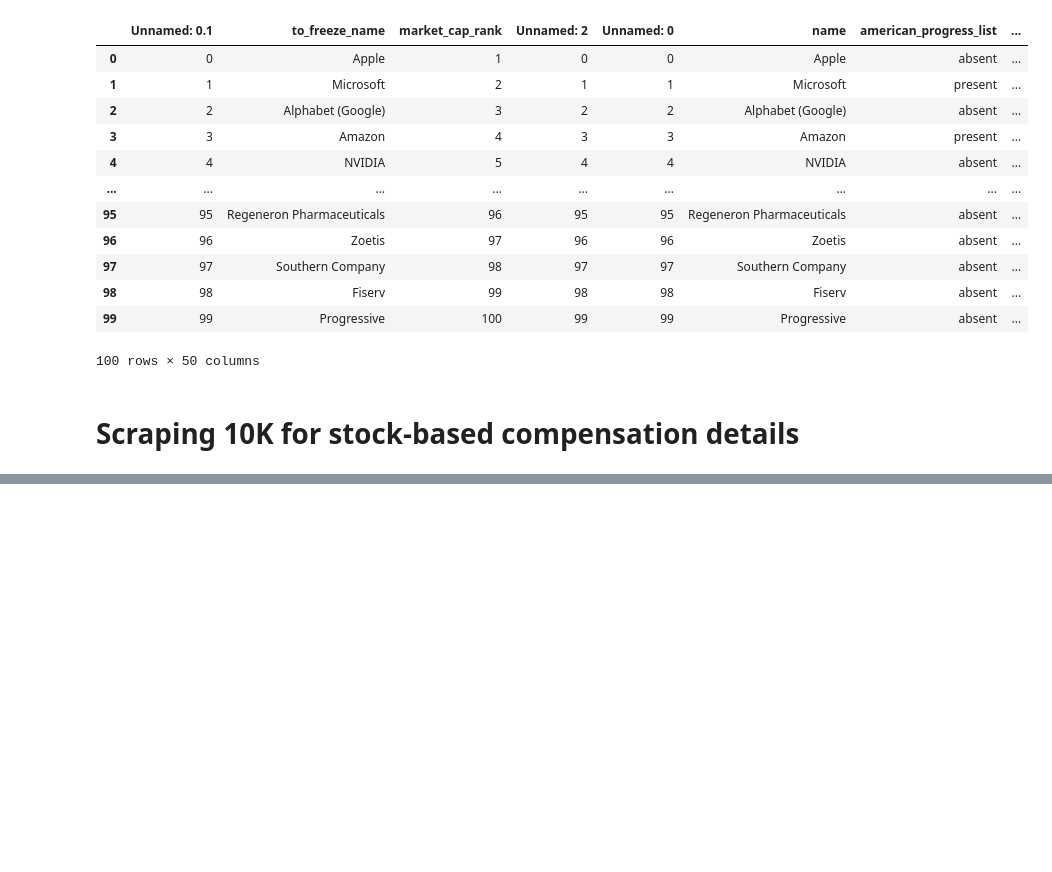
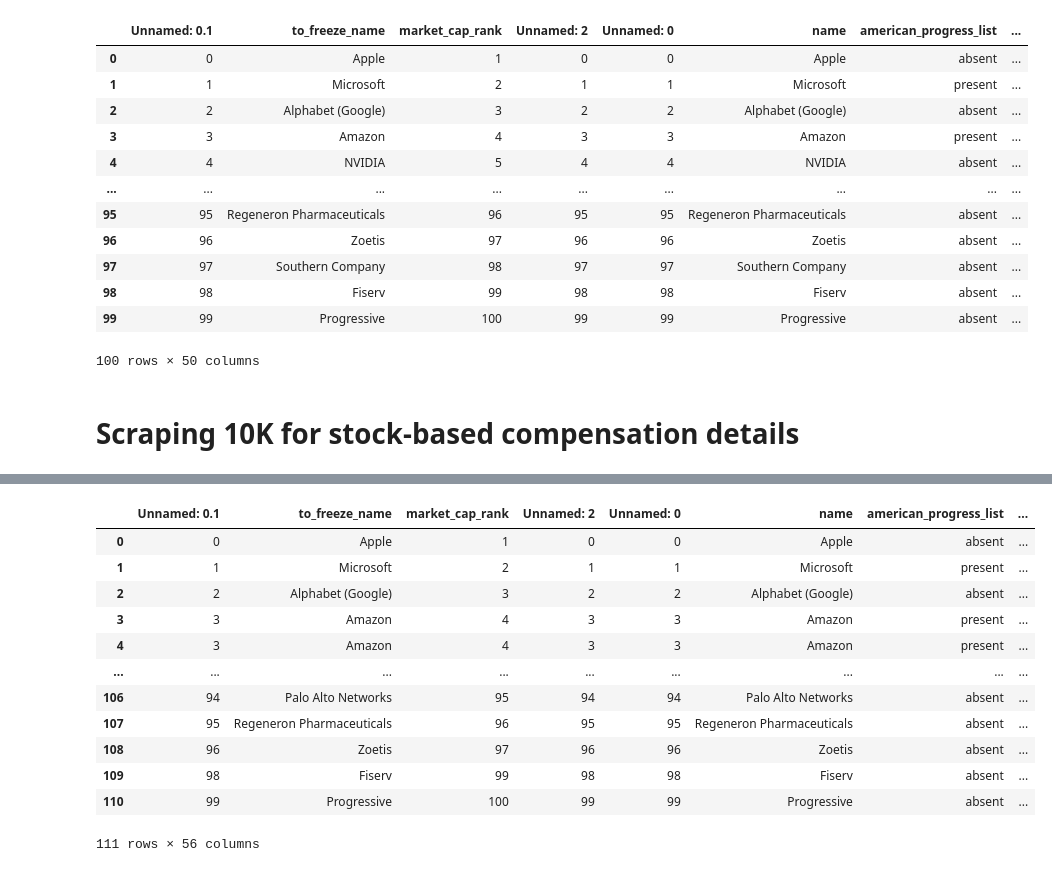
Before and after one commit to ivynyayieka/tech_sec, a Jupyter notebook: for_10_K_automate_stock_collection.ipynb, the cells around one changed output, grey strips where cells are left out. Drawn from its saved outputs; the diff is of its cells as text; code cells hidden in the pictures; blank space fills up the shorter version.

```diff
--- a/for_10_K_automate_stock_collection.ipynb
+++ b/for_10_K_automate_stock_collection.ipynb
@@ -431,0 +405,24 @@ df_all_ten_k_document_lists_of_dicts_no_duplicates.to_csv("df_all_ten_k_document
+# %%
+df_stock_top_us_plus_sec_titles_merge_df_all_ten_k_document_lists_of_dicts = pd.merge(
+    df_stock_top_us_plus_sec_titles,
+    df_all_ten_k_document_lists_of_dicts,
+    left_on='actual_full_ten_k_document_link',
+    right_on='actual_full_ten_k_document_link_collection',
+    how='outer')
+
+
+df_stock_top_us_plus_sec_titles_merge_df_all_ten_k_document_lists_of_dicts
+# %% [output]
+|  | Unnamed: 0.1 | to_freeze_name | market_cap_rank | Unnamed: 2 | Unnamed: 0 | name | american_progress_list | ... |
+| 0 | 0 | Apple | 1 | 0 | 0 | Apple | absent | ... |
+| 1 | 1 | Microsoft | 2 | 1 | 1 | Microsoft | present | ... |
+| 2 | 2 | Alphabet (Google) | 3 | 2 | 2 | Alphabet (Google) | absent | ... |
+| 3 | 3 | Amazon | 4 | 3 | 3 | Amazon | present | ... |
+| 4 | 3 | Amazon | 4 | 3 | 3 | Amazon | present | ... |
+| ... | ... | ... | ... | ... | ... | ... | ... | ... |
+| 106 | 94 | Palo Alto Networks | 95 | 94 | 94 | Palo Alto Networks | absent | ... |
+| 107 | 95 | Regeneron Pharmaceuticals | 96 | 95 | 95 | Regeneron Pharmaceuticals | absent | ... |
+| 108 | 96 | Zoetis | 97 | 96 | 96 | Zoetis | absent | ... |
+| 109 | 98 | Fiserv | 99 | 98 | 98 | Fiserv | absent | ... |
+| 110 | 99 | Progressive | 100 | 99 | 99 | Progressive | absent | ... |
+111 rows × 56 columns
```
Also changed, not shown: parts of 9 cells of this notebook.
